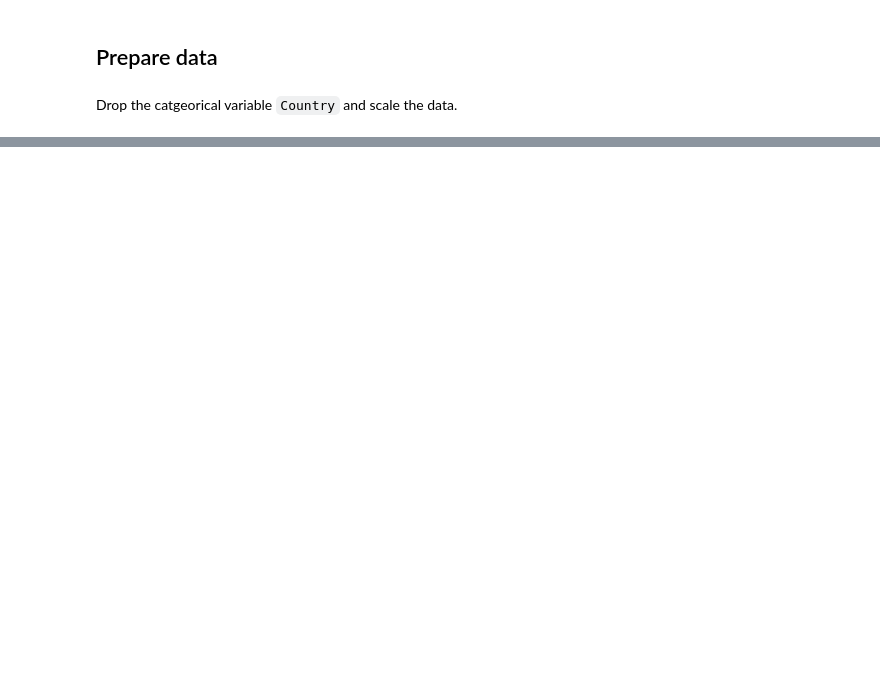
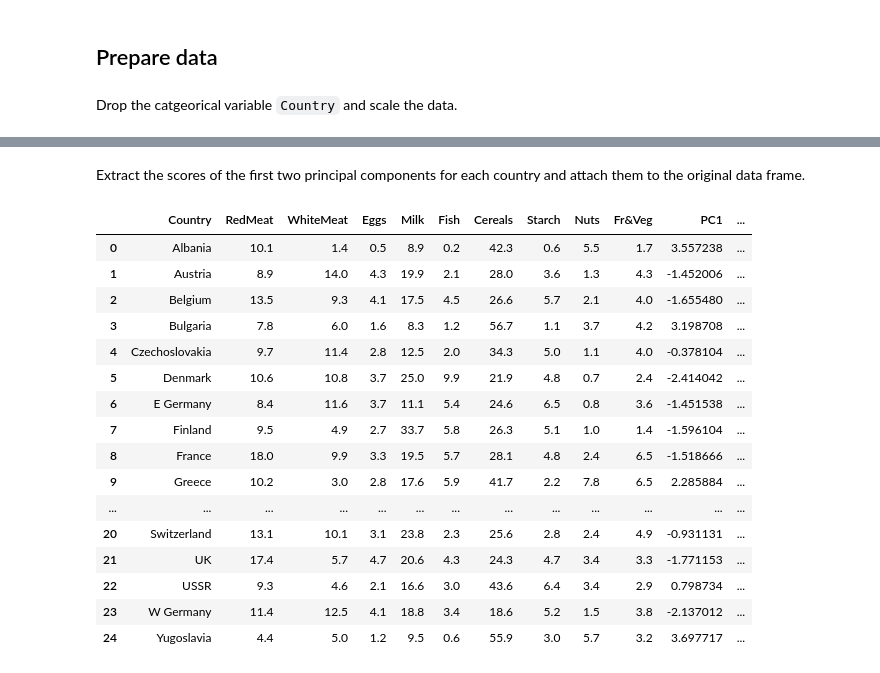
Before and after one commit to olivermueller/vhbprodok_datascience, a Jupyter notebook: protein/pca.ipynb, the cells around one changed output, grey strips where cells are left out. Cells and saved outputs as stored; diff of their text form; code cells hidden in the pictures; blank space fills up the shorter version.

```diff
--- a/protein/pca.ipynb
+++ b/protein/pca.ipynb
@@ -42,0 +94,2 @@ data_prep.head()
+# %% [markdown]
+Extract the scores of the first two principal components for each country and attach them to the original data frame.
@@ -42,0 +100,20 @@ data_prep.head()
+# %%
+data_w_pcs
+# %% [output]
+|  | Country | RedMeat | WhiteMeat | Eggs | Milk | Fish | Cereals | Starch | Nuts | Fr&Veg | PC1 | ... |
+| 0 | Albania | 10.1 | 1.4 | 0.5 | 8.9 | 0.2 | 42.3 | 0.6 | 5.5 | 1.7 | 3.557238 | ... |
+| 1 | Austria | 8.9 | 14.0 | 4.3 | 19.9 | 2.1 | 28.0 | 3.6 | 1.3 | 4.3 | -1.452006 | ... |
+| 2 | Belgium | 13.5 | 9.3 | 4.1 | 17.5 | 4.5 | 26.6 | 5.7 | 2.1 | 4.0 | -1.655480 | ... |
+| 3 | Bulgaria | 7.8 | 6.0 | 1.6 | 8.3 | 1.2 | 56.7 | 1.1 | 3.7 | 4.2 | 3.198708 | ... |
+| 4 | Czechoslovakia | 9.7 | 11.4 | 2.8 | 12.5 | 2.0 | 34.3 | 5.0 | 1.1 | 4.0 | -0.378104 | ... |
+| 5 | Denmark | 10.6 | 10.8 | 3.7 | 25.0 | 9.9 | 21.9 | 4.8 | 0.7 | 2.4 | -2.414042 | ... |
+| 6 | E Germany | 8.4 | 11.6 | 3.7 | 11.1 | 5.4 | 24.6 | 6.5 | 0.8 | 3.6 | -1.451538 | ... |
+| 7 | Finland | 9.5 | 4.9 | 2.7 | 33.7 | 5.8 | 26.3 | 5.1 | 1.0 | 1.4 | -1.596104 | ... |
+| 8 | France | 18.0 | 9.9 | 3.3 | 19.5 | 5.7 | 28.1 | 4.8 | 2.4 | 6.5 | -1.518666 | ... |
+| 9 | Greece | 10.2 | 3.0 | 2.8 | 17.6 | 5.9 | 41.7 | 2.2 | 7.8 | 6.5 | 2.285884 | ... |
+| ... | ... | ... | ... | ... | ... | ... | ... | ... | ... | ... | ... | ... |
+| 20 | Switzerland | 13.1 | 10.1 | 3.1 | 23.8 | 2.3 | 25.6 | 2.8 | 2.4 | 4.9 | -0.931131 | ... |
+| 21 | UK | 17.4 | 5.7 | 4.7 | 20.6 | 4.3 | 24.3 | 4.7 | 3.4 | 3.3 | -1.771153 | ... |
+| 22 | USSR | 9.3 | 4.6 | 2.1 | 16.6 | 3.0 | 43.6 | 6.4 | 3.4 | 2.9 | 0.798734 | ... |
+| 23 | W Germany | 11.4 | 12.5 | 4.1 | 18.8 | 3.4 | 18.6 | 5.2 | 1.5 | 3.8 | -2.137012 | ... |
+| 24 | Yugoslavia | 4.4 | 5.0 | 1.2 | 9.5 | 0.6 | 55.9 | 3.0 | 5.7 | 3.2 | 3.697717 | ... |
```
Also changed, not shown: parts of 15 cells of this notebook.
